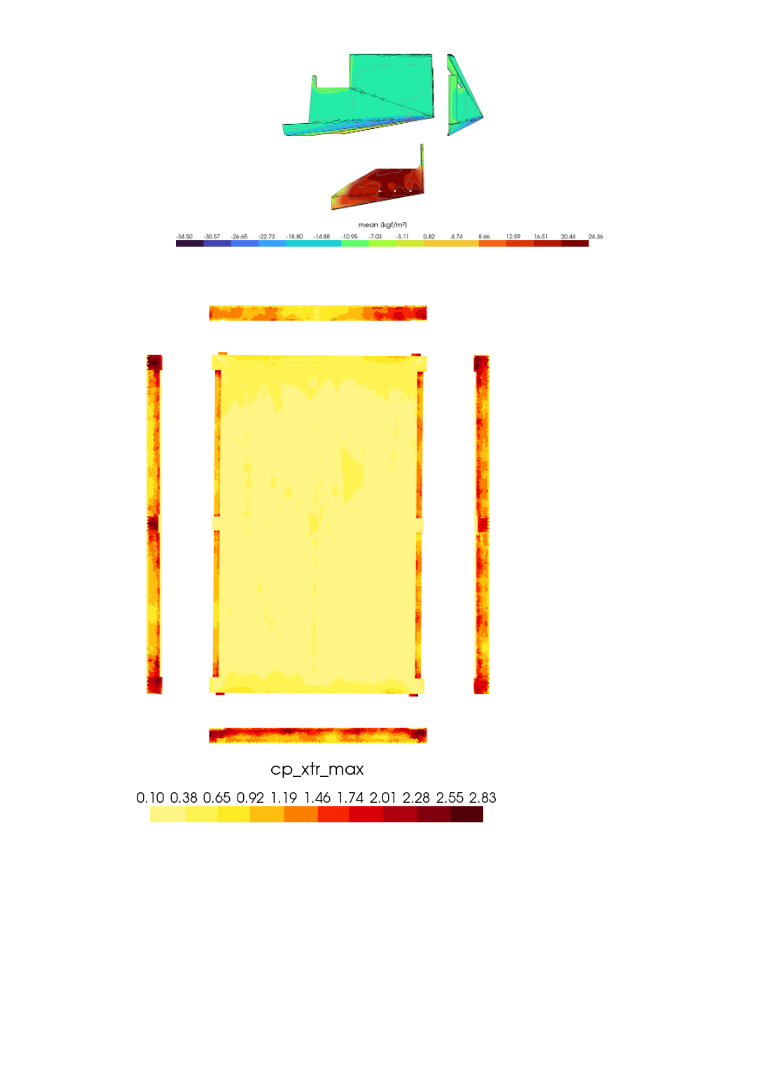
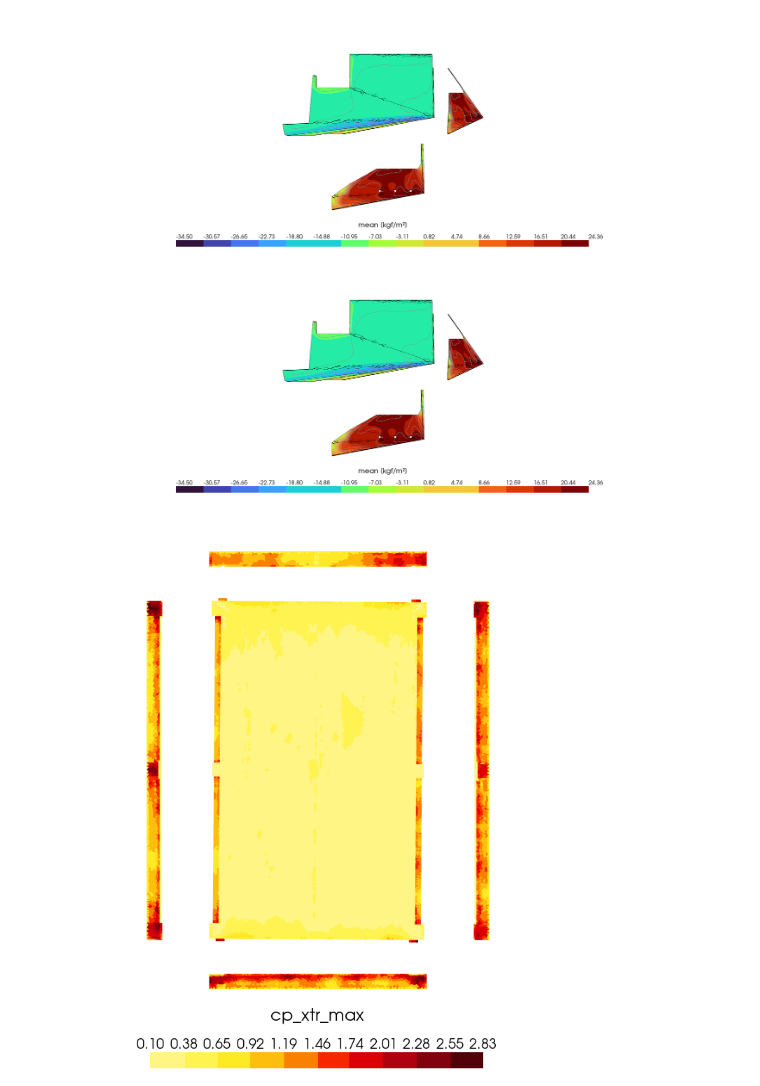
Before and after one commit to AeroSim-CFD/cfdmod, a Jupyter notebook: notebooks/snapshot_recursive.ipynb, the cells around one changed output. Cells and saved outputs as stored; diff of their text form; code cells hidden in the pictures; blank space fills up the shorter version.

Commit message:
multiple images

```diff
--- a/notebooks/snapshot_recursive.ipynb
+++ b/notebooks/snapshot_recursive.ipynb
@@ -4,34 +4,36 @@ import pathlib
 from cfdmod.use_cases.snapshot.camera import take_snapshot
 from cfdmod.use_cases.snapshot.config import SnapshotConfig
 from cfdmod.use_cases.snapshot.process_image import process_image
 from cfdmod.utils import create_folder_path
 import warnings
 
 files_path = pathlib.Path("../fixtures/tests/snapshot")
 
 cfg_path = files_path / "snapshot_params.yaml"
 cfg = SnapshotConfig.from_file(cfg_path)
 
 output_path = pathlib.Path("./output/images")
 create_folder_path(output_path)
 
 for image in cfg.images:
     with warnings.catch_warnings():
         warnings.simplefilter("ignore")
         take_snapshot(
             scalar_name=image.scalar_label,
+            data_source_paths=image.data_source_paths,
             output_path=output_path / f"{image.image_label}.png",
             colormap_params=cfg.colormap,
             projection_params=cfg.projections,
             camera_params=cfg.camera,
         )
     process_image(
         image_path=output_path / f"{image.image_label}.png",
         output_path=output_path / f"{image.image_label}.png",
         crop_cfg=cfg.camera.crop,
     )
 # %% [output]
-[figure, old version]
+[figure, new version]
+[figure, added]
 # %%
 import pathlib
 
```
Also changed, not shown: 7 other files.
